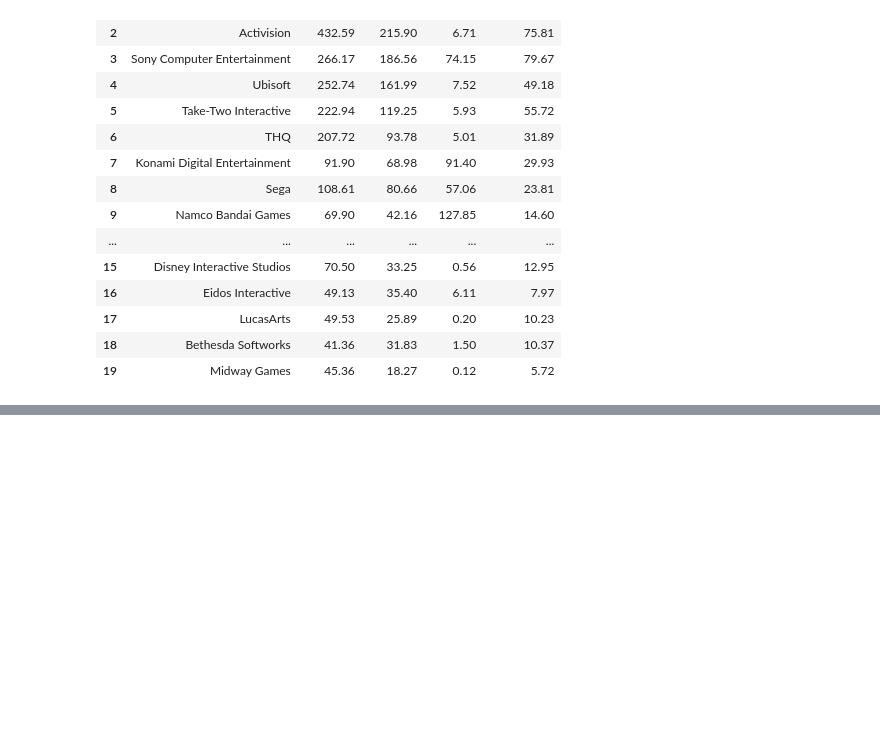
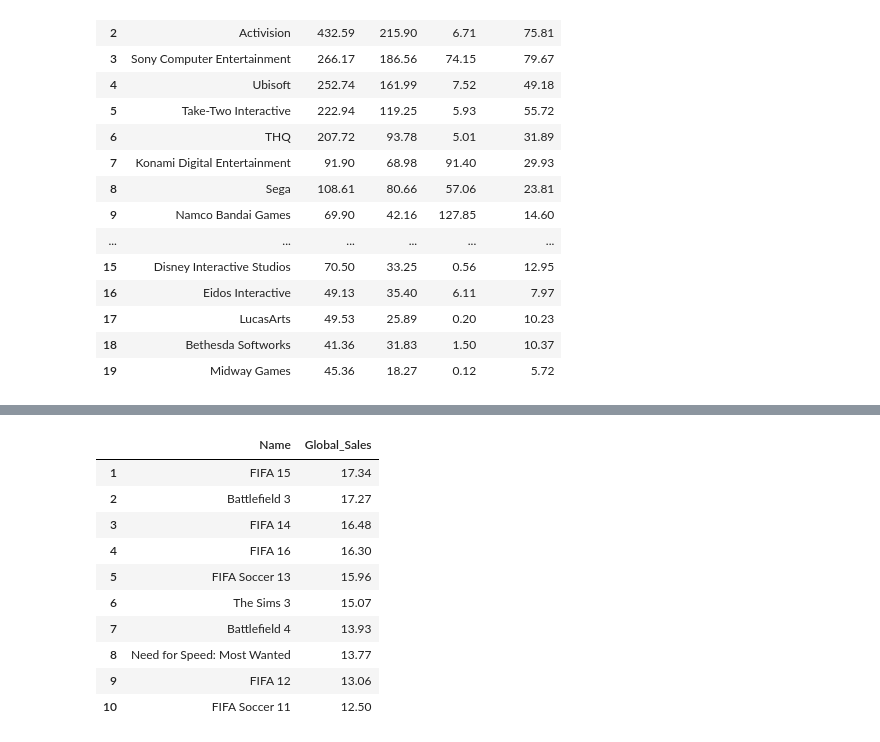
Before and after one commit to maliackgoz/py4ds-notes, a Jupyter notebook: Assignments/Assignment2/Dashboard.ipynb, the cells around one changed output, grey strips where cells are left out. Cells and saved outputs as stored; diff of their text form; code cells hidden in the pictures; blank space fills up the shorter version.

```diff
--- a/Assignments/Assignment2/Dashboard.ipynb
+++ b/Assignments/Assignment2/Dashboard.ipynb
@@ -416,0 +490,20 @@ fig3.show()
+# %%
+ea_sales = publishergame_sales.loc[publishergame_sales['Publisher'] == 'Electronic Arts']
+
+ea_sales = ea_sales.head(10).drop(["Publisher"], axis=1)
+
+ea_sales.index = range(1, len(ea_sales) + 1)
+
+ea_sales
+# %% [output]
+|  | Name | Global_Sales |
+| 1 | FIFA 15 | 17.34 |
+| 2 | Battlefield 3 | 17.27 |
+| 3 | FIFA 14 | 16.48 |
+| 4 | FIFA 16 | 16.30 |
+| 5 | FIFA Soccer 13 | 15.96 |
+| 6 | The Sims 3 | 15.07 |
+| 7 | Battlefield 4 | 13.93 |
+| 8 | Need for Speed: Most Wanted | 13.77 |
+| 9 | FIFA 12 | 13.06 |
+| 10 | FIFA Soccer 11 | 12.50 |
```
Also changed, not shown: parts of 10 cells of this notebook, 2 other files.
